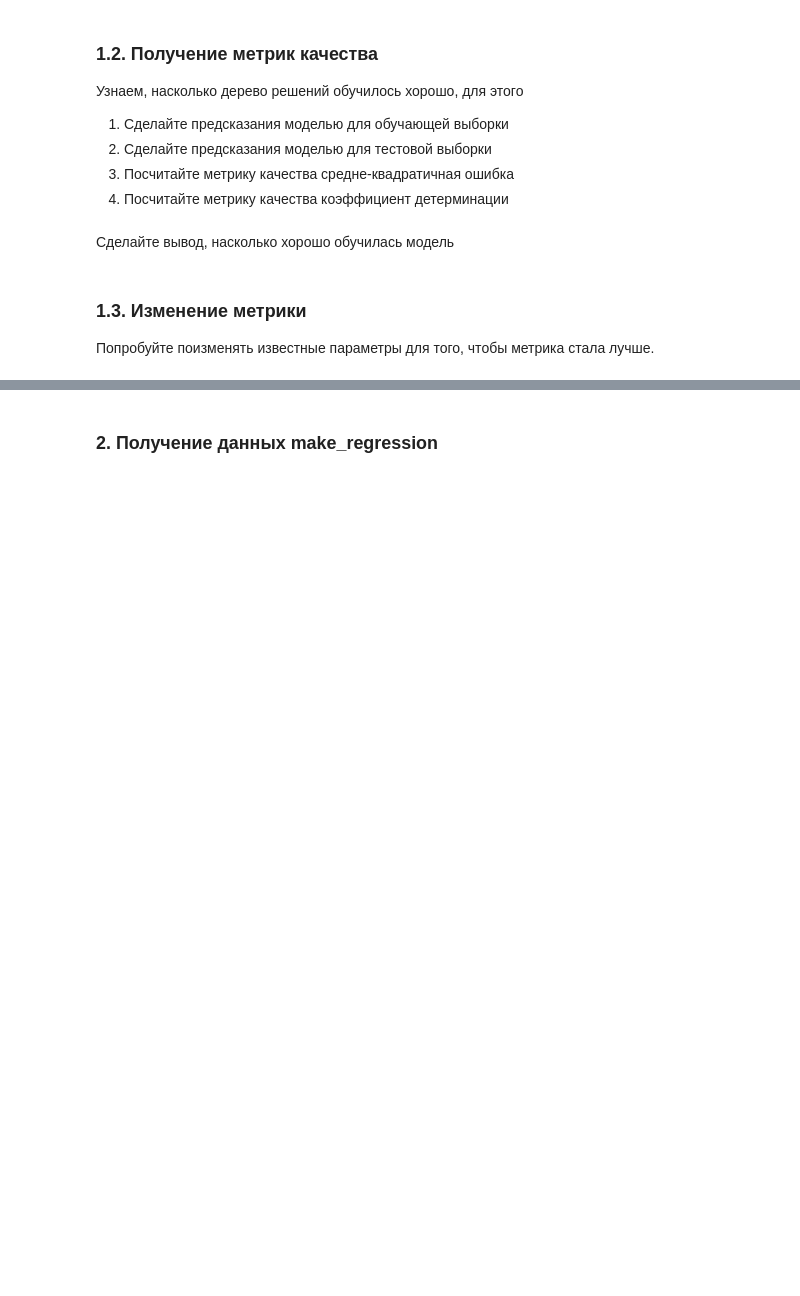
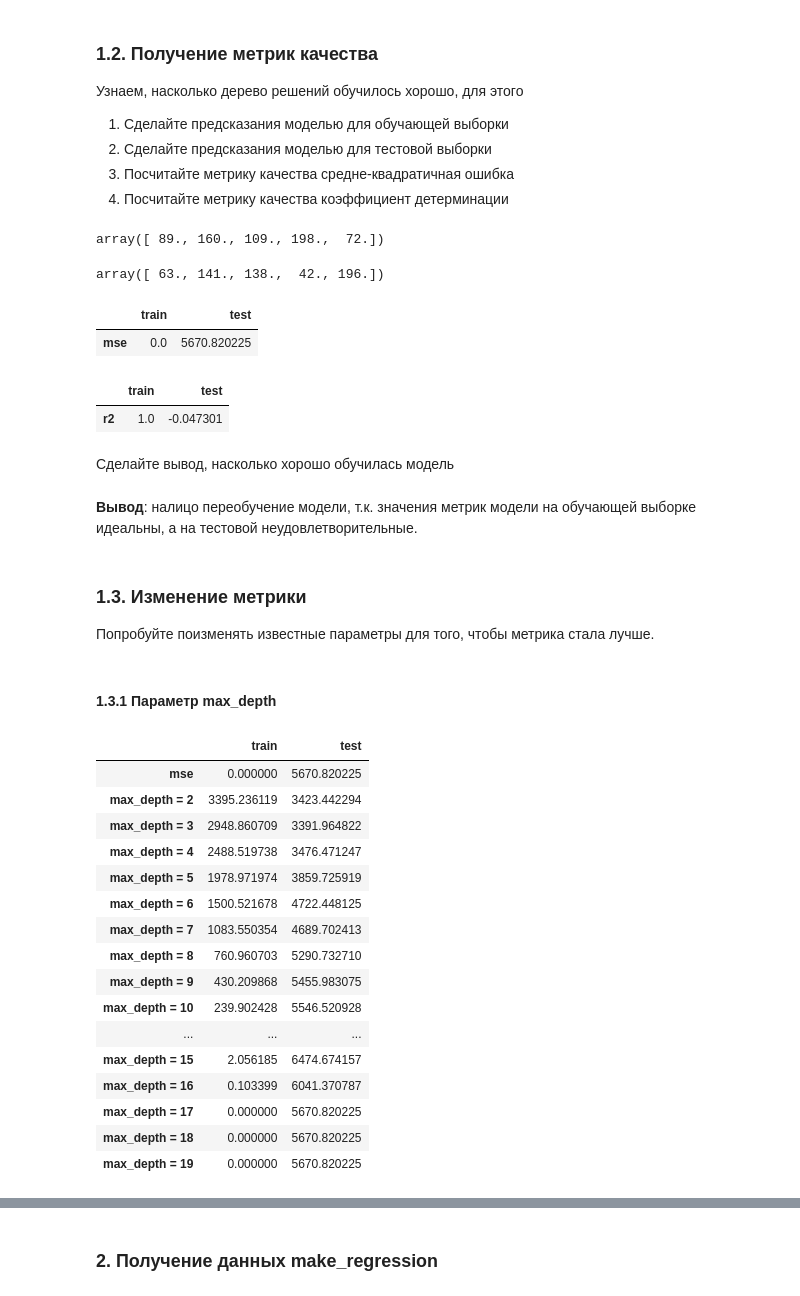
Before and after one commit to BalshowAndrew/ml_studying, a Jupyter notebook: aml/01_feml/ponomareva_practice_decision_tree_stop_criteria.ipynb, the cells around one changed output, grey strips where cells are left out. Saved outputs shown, nothing was run; the diff lists cells and outputs as text; code cells hidden in the pictures; blank space fills up the shorter version.

Commit message:
practoce_decision_tree_stop_rciter file was changed

```diff
--- a/aml/01_feml/ponomareva_practice_decision_tree_stop_criteria.ipynb
+++ b/aml/01_feml/ponomareva_practice_decision_tree_stop_criteria.ipynb
@@ -76,0 +76,3 @@ X_train.shape, y_train.shape, X_test.shape, y_test.shape
+# %%
+tree = DecisionTreeRegressor(random_state=3)
+tree.fit(X_train, y_train)
@@ -86,2 +88,32 @@ X_train.shape, y_train.shape, X_test.shape, y_test.shape
+# %%
+# Предсказания моделью для обучающей выборки
+train_predict = tree.predict(X_train)
+train_predict[:5]
+# %% [output]
+array([ 89., 160., 109., 198.,  72.])
+# %%
+# Предсказания моделью для тестовой выборки
+test_predict = tree.predict(X_test)
+test_predict[:5]
+# %% [output]
+array([ 63., 141., 138.,  42., 196.])
+# %%
+# Считаем метрику качества mse
+train_mse = mean_squared_error(y_train, train_predict)
+test_mse = mean_squared_error(y_test, test_predict)
+mse_0 = pd.DataFrame({'train': train_mse, 'test': test_mse}, index=['mse'])
+mse_0
+# %% [output]
+|  | train | test |
+| mse | 0.0 | 5670.820225 |
+# %%
+# Считаем коэффициент детерминации
+train_r2 = r2_score(y_train, train_predict)
+test_r2 = r2_score(y_test, test_predict)
+r2_0 = pd.DataFrame({'train': train_r2, 'test': test_r2}, index=['r2'])
+r2_0
+# %% [output]
+|  | train | test |
+| r2 | 1.0 | -0.047301 |
 # %% [markdown]
 Сделайте вывод, насколько хорошо обучилась модель
@@ -90,3 +120,5 @@ X_train.shape, y_train.shape, X_test.shape, y_test.shape
+# %% [markdown]
+**Вывод**: налицо переобучение модели, т.к. значения метрик модели на обучающей выборке идеальны, а на тестовой неудовлетворительные.
 # %% [markdown]
 ### 1.3. Изменение метрики
 
@@ -97,0 +126,31 @@ X_train.shape, y_train.shape, X_test.shape, y_test.shape
+# %% [markdown]
+#### 1.3.1 Параметр max_depth
+# %%
+df_i = mse_0
+for i in range(2, 20):
+    tree = DecisionTreeRegressor(random_state=3, max_depth=i)
+    tree.fit(X_train, y_train)
+    train_predict = tree.predict(X_train)
+    test_predict = tree.predict(X_test)
+    train_mse = mean_squared_error(y_train, train_predict)
+    test_mse = mean_squared_error(y_test, test_predict)
+    df_i = pd.concat([df_i, pd.DataFrame({'train': train_mse, 'test': test_mse}, index=[f"max_depth = {i}"])])
+df_i
+# %% [output]
+|  | train | test |
+| mse | 0.000000 | 5670.820225 |
+| max_depth = 2 | 3395.236119 | 3423.442294 |
+| max_depth = 3 | 2948.860709 | 3391.964822 |
+| max_depth = 4 | 2488.519738 | 3476.471247 |
+| max_depth = 5 | 1978.971974 | 3859.725919 |
+| max_depth = 6 | 1500.521678 | 4722.448125 |
+| max_depth = 7 | 1083.550354 | 4689.702413 |
+| max_depth = 8 | 760.960703 | 5290.732710 |
+| max_depth = 9 | 430.209868 | 5455.983075 |
+| max_depth = 10 | 239.902428 | 5546.520928 |
+| ... | ... | ... |
+| max_depth = 15 | 2.056185 | 6474.674157 |
+| max_depth = 16 | 0.103399 | 6041.370787 |
+| max_depth = 17 | 0.000000 | 5670.820225 |
+| max_depth = 18 | 0.000000 | 5670.820225 |
+| max_depth = 19 | 0.000000 | 5670.820225 |
```
Also changed, not shown: parts of 10 cells of this notebook.
